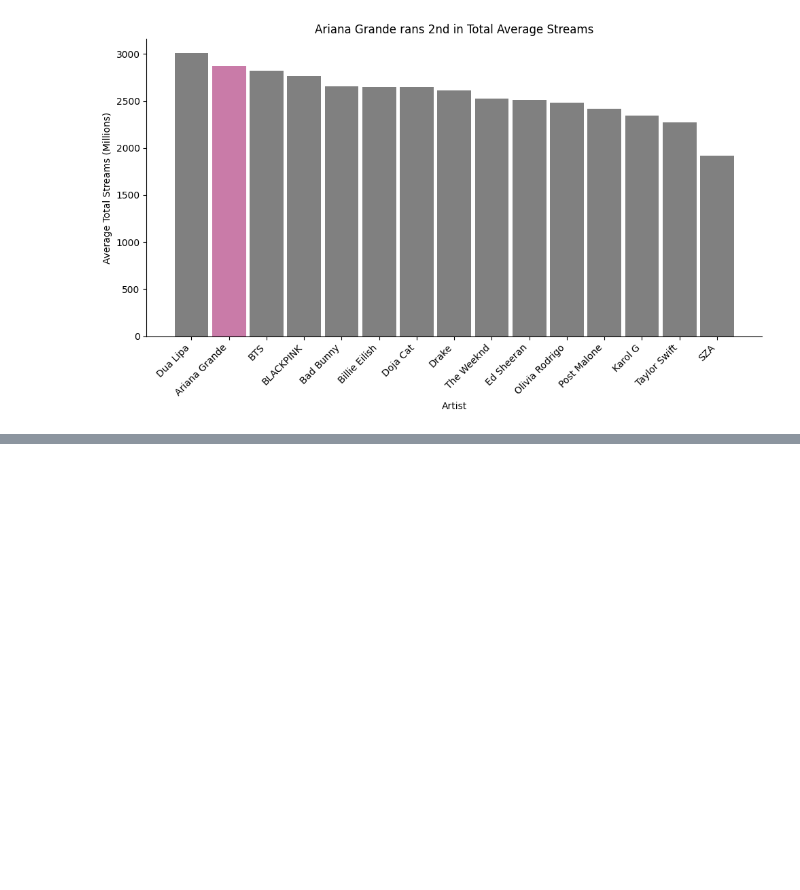
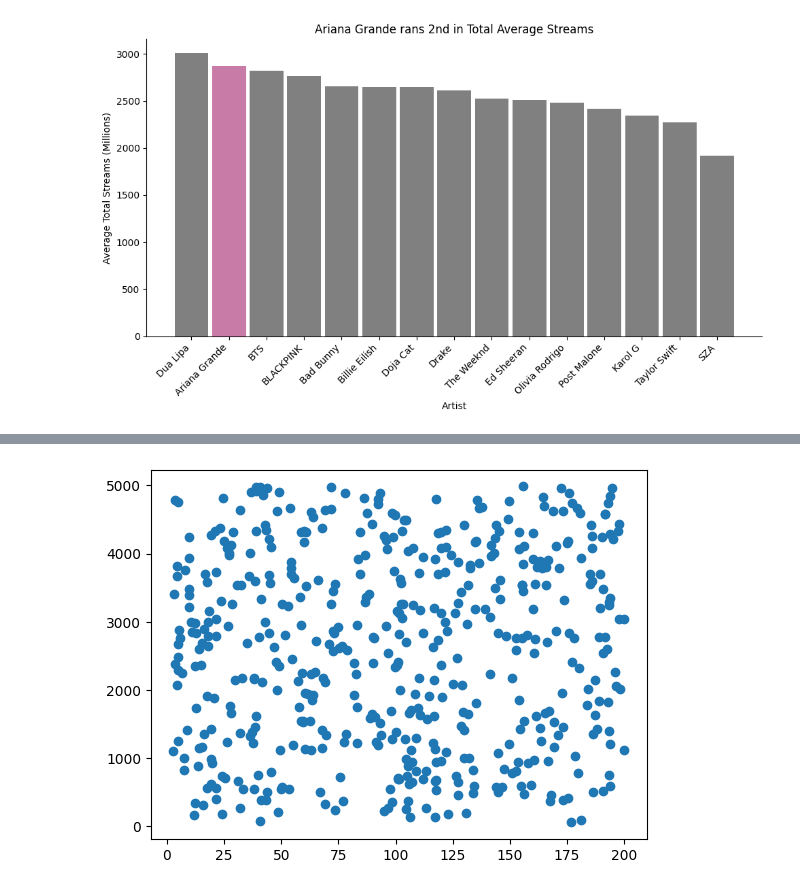
Before and after one commit to RunningBaldMan/learning_plots_Justin_Masters, a Jupyter notebook: notebooks/visualization_practice.ipynb, the cells around one changed output, grey strips where cells are left out. Drawn from its saved outputs; the diff is of its cells as text; code cells hidden in the pictures; blank space fills up the shorter version.

Commit message:
Scatter plots

```diff
--- a/notebooks/visualization_practice.ipynb
+++ b/notebooks/visualization_practice.ipynb
@@ -145,0 +171,5 @@ plt.show()
+# %%
+plt.scatter(spotify_df["Streams Last 30 Days (Millions)"], spotify_df["Total Streams (Millions)"])
+plt.show()
+# %% [output]
+[figure, added]
```
Also changed, not shown: parts of 3 cells of this notebook.
